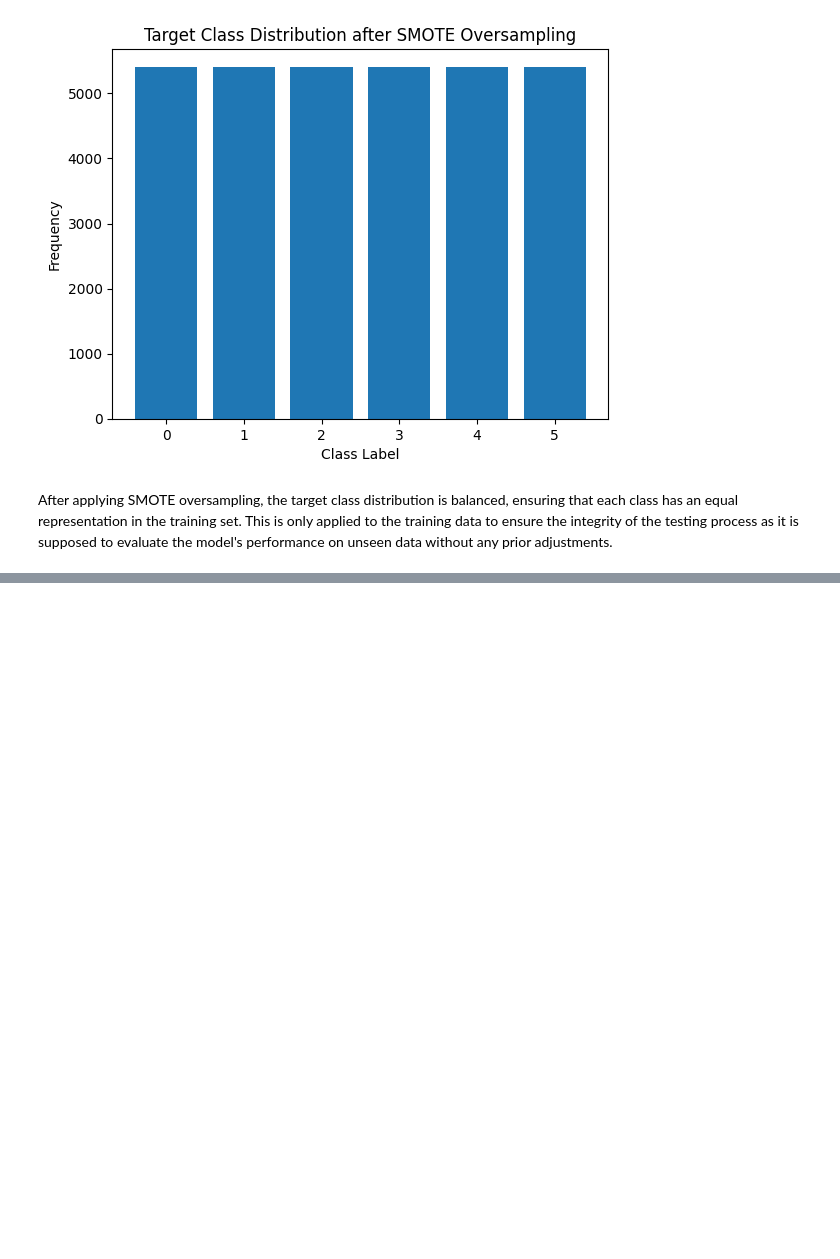
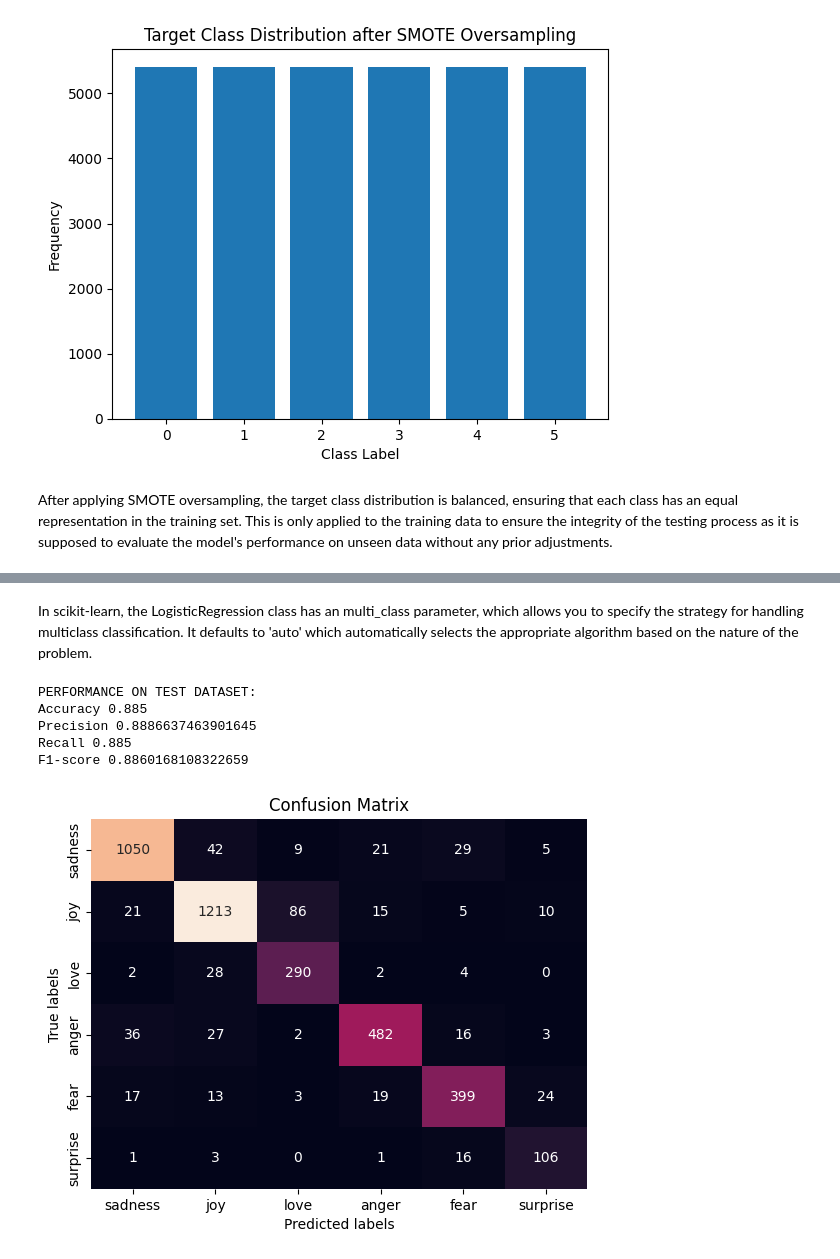
Before and after one commit to olast45/Emotions-Prediction-App, a Jupyter notebook: notebooks/emotions_analysis.ipynb, the cells around one changed output, grey strips where cells are left out. Drawn from its saved outputs; the diff is of its cells as text; code cells hidden in the pictures; blank space fills up the shorter version.

Commit message:
feat: Introduce logistic regression for emotion classification

```diff
--- a/notebooks/emotions_analysis.ipynb
+++ b/notebooks/emotions_analysis.ipynb
@@ -476,0 +488,44 @@ After applying SMOTE oversampling, the target class distribution is balanced, en
+# %% [markdown]
+In scikit-learn, the LogisticRegression class has an multi_class parameter, which allows you to specify the strategy for handling multiclass classification. It defaults to 'auto' which automatically selects the appropriate algorithm based on the nature of the problem.
+# %%
+y_true = test_df["label"]
+# %%
+log_reg = LogisticRegression(max_iter=2000)
+
+log_reg.fit(X_train, y_train)
+y_pred = log_reg.predict(X_test_tfidf)
+# %%
+# Labels for confusion matrix
+class_names = [label_to_emotion[i] for i in range(len(label_to_emotion))]
+# %%
+def evaluate_performance(y_true: pd.Series, y_pred: np.array) -> None:
+
+  accuracy = accuracy_score(y_true, y_pred)
+  precision = precision_score(y_true, y_pred, average='weighted')
+  recall = recall_score(y_true, y_pred, average='weighted')
+  f1 = f1_score(y_true, y_pred, average='weighted')
+  conf_matrix = confusion_matrix(y_true, y_pred)
+
+  print("PERFORMANCE ON TEST DATASET: ")
+  print("Accuracy", accuracy)
+  print("Precision", precision)
+  print("Recall", recall)
+  print("F1-score", f1)
+
+  # We can also take use of a confusion matrix. It is a useful tool that shows the performance of a classification model.
+  # Along the diagonal are correctly classified instances, while off-diagonal elements represent misclassifications
+
+  sns.heatmap(conf_matrix, annot=True, fmt='d', cbar=False, xticklabels=class_names, yticklabels=class_names)
+  plt.xlabel('Predicted labels')
+  plt.ylabel('True labels')
+  plt.title('Confusion Matrix')
+  plt.show()
+# %%
+evaluate_performance(y_true, y_pred)
+# %% [output]
+PERFORMANCE ON TEST DATASET:
+Accuracy 0.885
+Precision 0.8886637463901645
+Recall 0.885
+F1-score 0.8860168108322659
+[figure, added]
```
Also changed, not shown: parts of 4 cells of this notebook.
